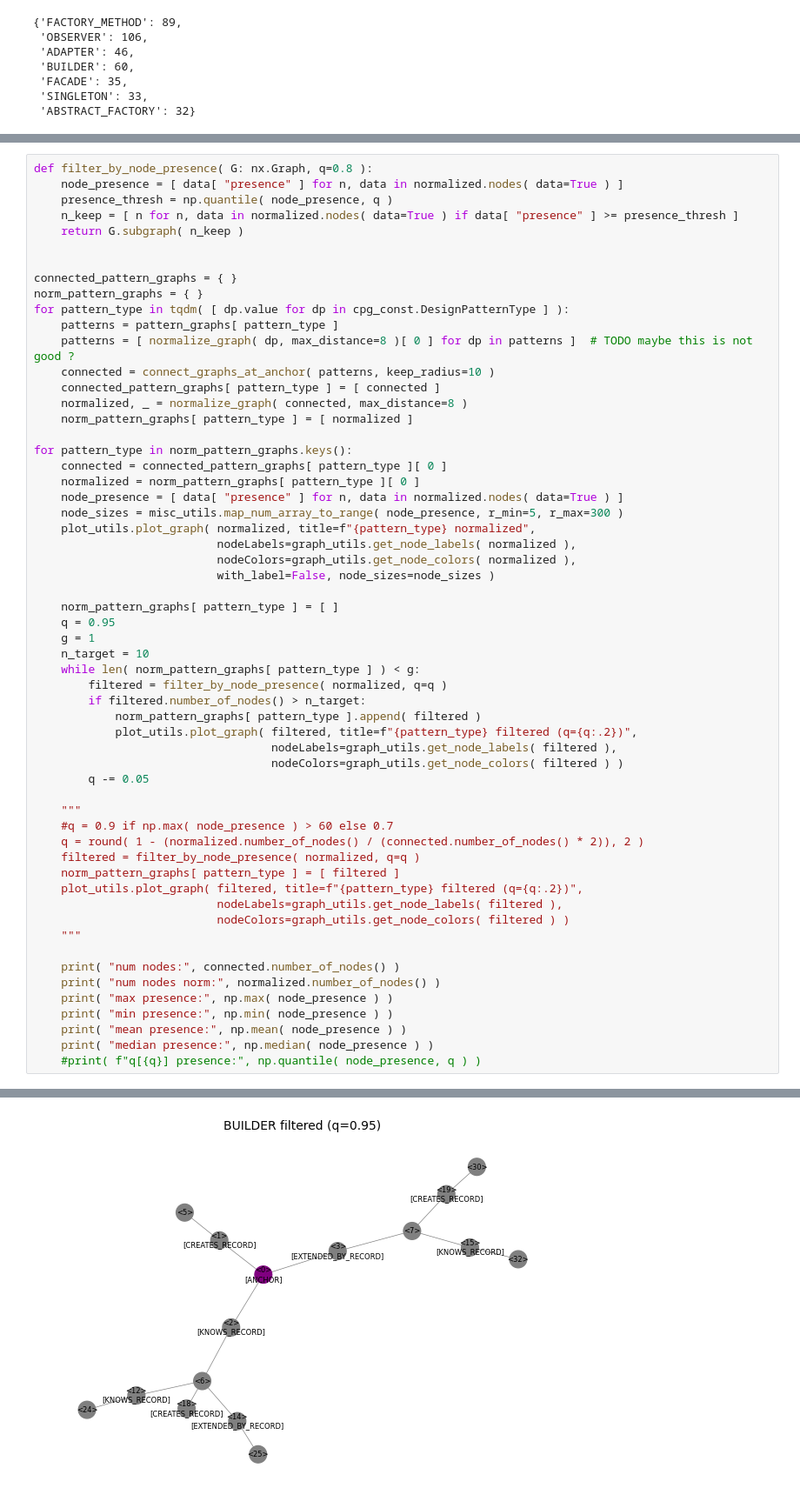
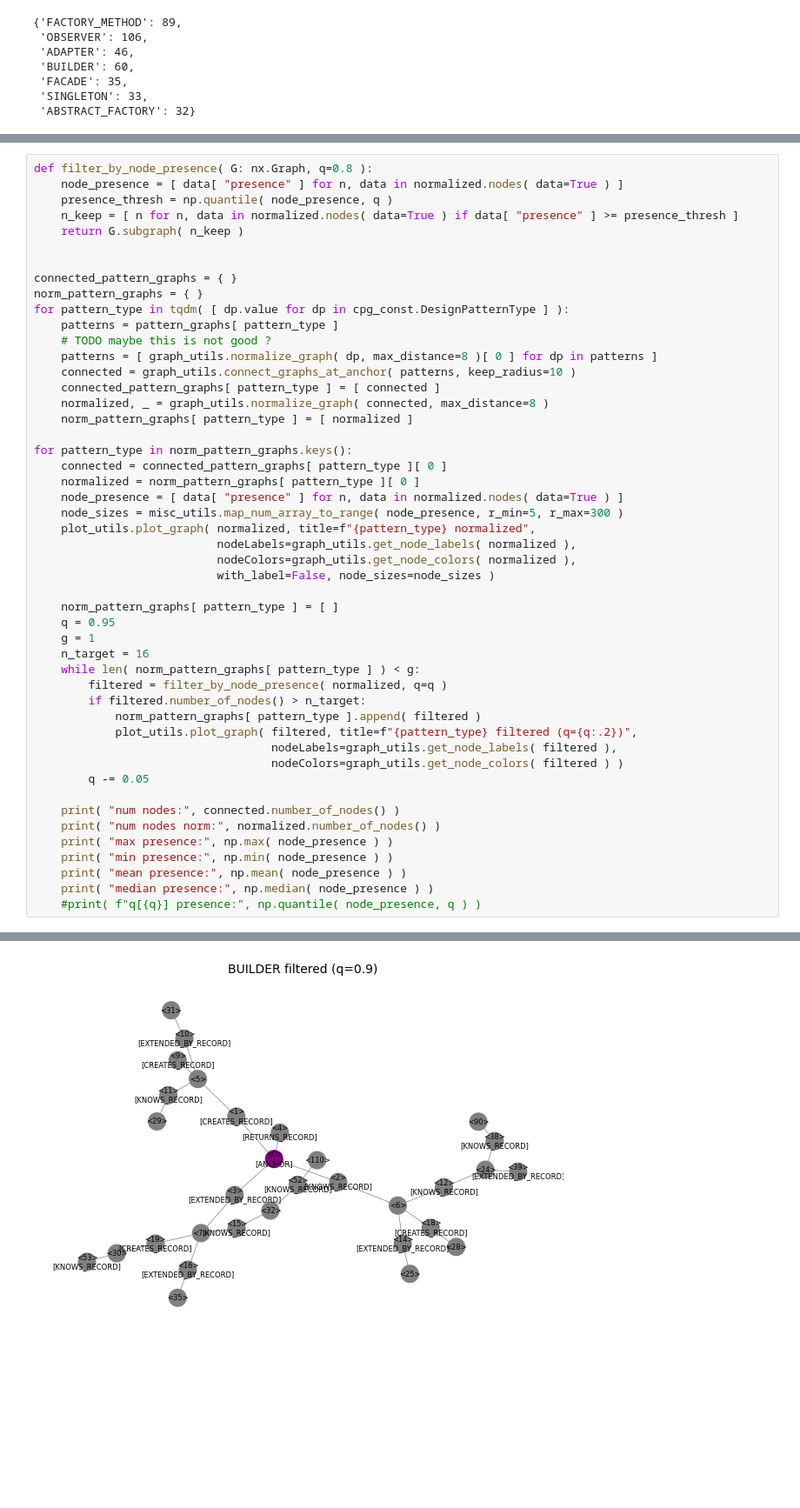
Before and after one commit to DerJeanjour/dpd-subgraph-matching, a Jupyter notebook: matching/glema/notebooks/explore_pattern_matching.ipynb, the cells around one changed output, grey strips where cells are left out. Shown at 87% size. Cells and saved outputs as stored; diff of their text form; blank space fills up the shorter version.

```diff
--- a/matching/glema/notebooks/explore_pattern_matching.ipynb
+++ b/matching/glema/notebooks/explore_pattern_matching.ipynb
@@ -361,10 +234,11 @@ connected_pattern_graphs = { }
 norm_pattern_graphs = { }
 for pattern_type in tqdm( [ dp.value for dp in cpg_const.DesignPatternType ] ):
     patterns = pattern_graphs[ pattern_type ]
-    patterns = [ normalize_graph( dp, max_distance=8 )[ 0 ] for dp in patterns ]  # TODO maybe this is not good ?
-    connected = connect_graphs_at_anchor( patterns, keep_radius=10 )
+    # TODO maybe this is not good ?
+    patterns = [ graph_utils.normalize_graph( dp, max_distance=8 )[ 0 ] for dp in patterns ]
+    connected = graph_utils.connect_graphs_at_anchor( patterns, keep_radius=10 )
     connected_pattern_graphs[ pattern_type ] = [ connected ]
-    normalized, _ = normalize_graph( connected, max_distance=8 )
+    normalized, _ = graph_utils.normalize_graph( connected, max_distance=8 )
     norm_pattern_graphs[ pattern_type ] = [ normalized ]
 
 for pattern_type in norm_pattern_graphs.keys():
@@ -380,7 +254,7 @@ for pattern_type in norm_pattern_graphs.keys():
     norm_pattern_graphs[ pattern_type ] = [ ]
     q = 0.95
     g = 1
-    n_target = 10
+    n_target = 16
     while len( norm_pattern_graphs[ pattern_type ] ) < g:
         filtered = filter_by_node_presence( normalized, q=q )
         if filtered.number_of_nodes() > n_target:
@@ -390,16 +264,6 @@ for pattern_type in norm_pattern_graphs.keys():
                                    nodeColors=graph_utils.get_node_colors( filtered ) )
         q -= 0.05
 
-    """
-    #q = 0.9 if np.max( node_presence ) > 60 else 0.7
-    q = round( 1 - (normalized.number_of_nodes() / (connected.number_of_nodes() * 2)), 2 )
-    filtered = filter_by_node_presence( normalized, q=q )
-    norm_pattern_graphs[ pattern_type ] = [ filtered ]
-    plot_utils.plot_graph( filtered, title=f"{pattern_type} filtered (q={q:.2})",
-                           nodeLabels=graph_utils.get_node_labels( filtered ),
-                           nodeColors=graph_utils.get_node_colors( filtered ) )
-    """
-
     print( "num nodes:", connected.number_of_nodes() )
     print( "num nodes norm:", normalized.number_of_nodes() )
     print( "max presence:", np.max( node_presence ) )
@@ -421,11 +285,11 @@ median presence: 5.0
 num nodes: 510
 num nodes norm: 136
 max presence: 510
 min presence: 1
 mean presence: 18.610294117647058
 median presence: 3.0
 [figure]
-[figure, old version]
+[figure, new version]
 num nodes: 2037
 num nodes norm: 303
 max presence: 2037
```
Also changed, not shown: parts of 12 cells of this notebook, 10 other files.
